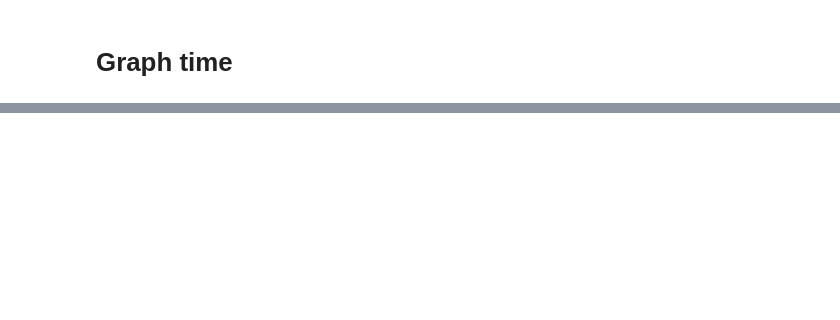
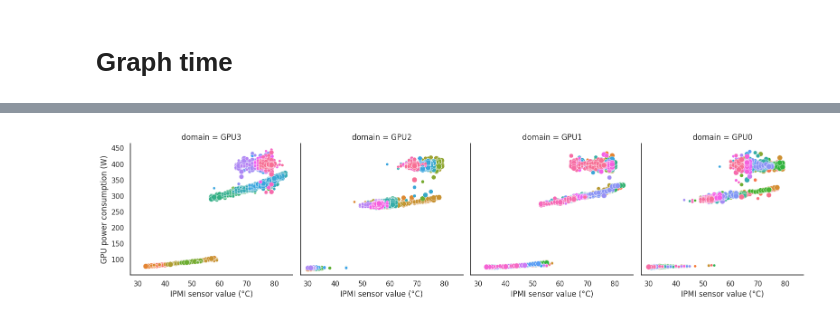
Before and after one commit to jacquetpi/cloud-gpu-manager, a Jupyter notebook: notebooks/passthroug-investig.ipynb, the cells around one changed output, grey strips where cells are left out. Drawn from its saved outputs; the diff is of its cells as text; code cells hidden in the pictures; blank space fills up the shorter version.

```diff
--- a/notebooks/passthroug-investig.ipynb
+++ b/notebooks/passthroug-investig.ipynb
@@ -56,0 +84,10 @@ sns.heatmap(corr_filtered, ax=ax, annot = True, cmap=sns.diverging_palette(220,
+# %%
+g = sns.relplot(
+    data=dataset_domains, x="sensor", y="SMI_power.draw",
+    hue="CONST_context", col="domain", height=4, size="timestamp"
+)
+g.set_axis_labels("IPMI sensor value (°C)", "GPU power consumption (W)")
+g._legend.remove()
+plt.gcf().savefig('figures/combination-ci-ipmi.pdf', bbox_inches='tight')
+# %% [output]
+[figure, added]
```
Also changed, not shown: parts of 8 cells of this notebook, 6 other files.
